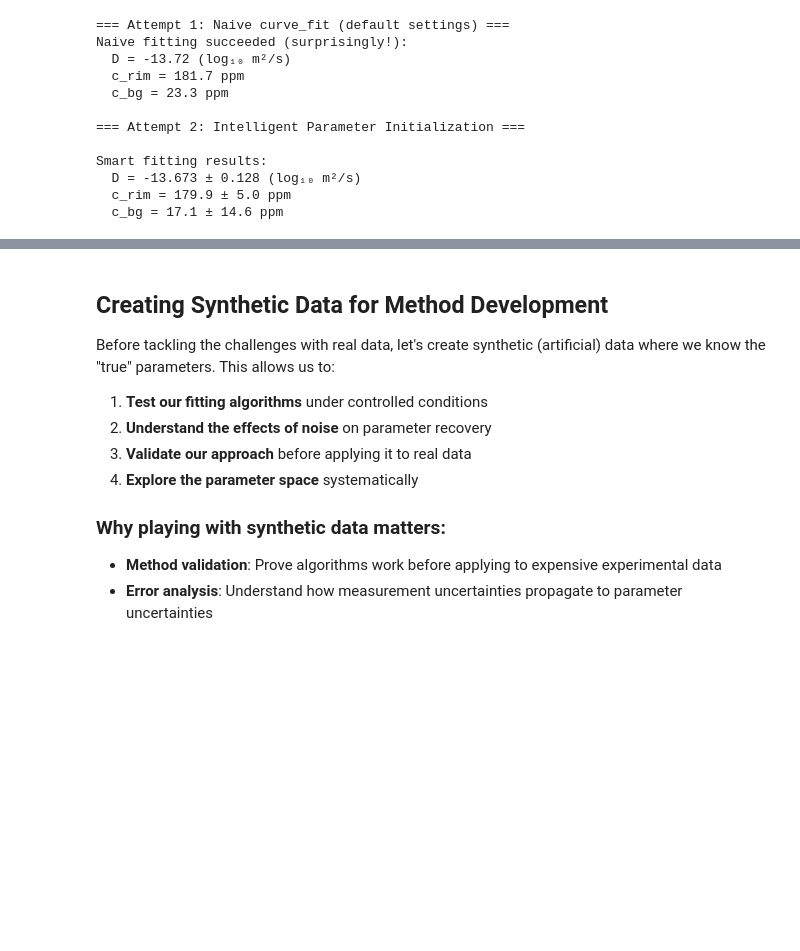
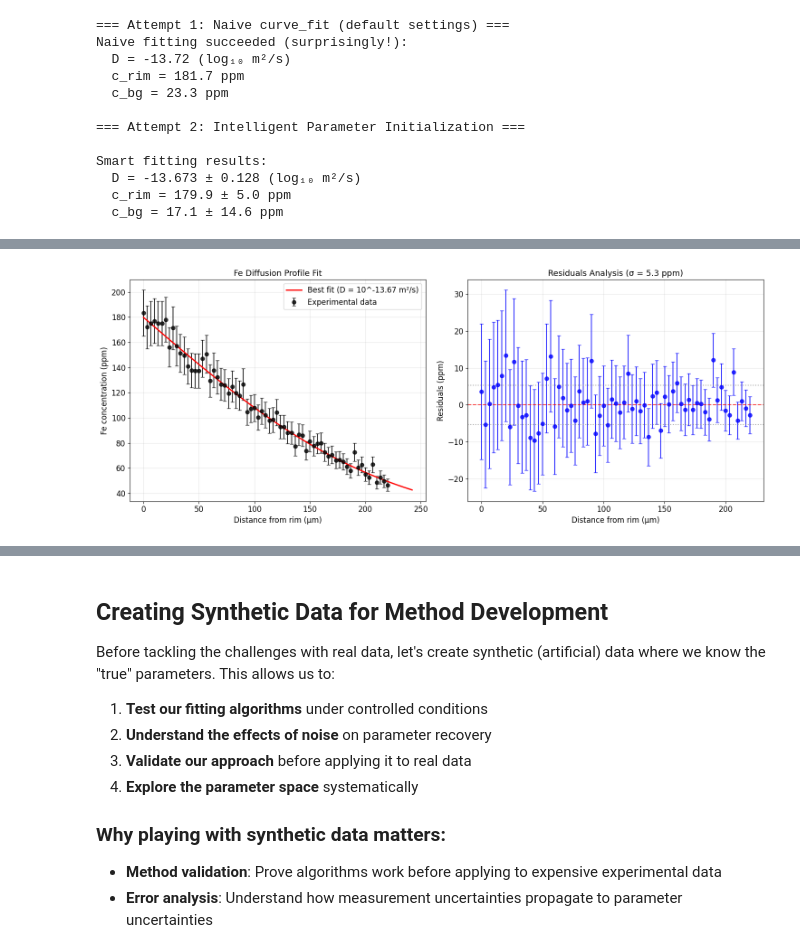
Before and after one commit to charlesll/geochem, a Jupyter notebook: content/OlivineDiffusion_1.ipynb, the cells around one changed output, grey strips where cells are left out. Cells and saved outputs as stored; diff of their text form; code cells hidden in the pictures; blank space fills up the shorter version.

```diff
--- a/content/OlivineDiffusion_1.ipynb
+++ b/content/OlivineDiffusion_1.ipynb
@@ -602,0 +564,74 @@ print(f"  Reduced χ² = {reduced_chi_squared:.2f}")
+# %%
+# =============================================================================
+# Visualization of Results
+# =============================================================================
+
+# Create detailed visualization
+fig, (ax1, ax2) = plt.subplots(1, 2, figsize=(15, 6))
+
+# Panel 1: Data and fits
+ax1.errorbar(x_AxisC, Fe_AxisC, yerr=Fe_error_AxisC,
+                fmt='o', color='black', capsize=3, capthick=1, markersize=6,
+                label="Experimental data", alpha=0.8)
+
+# Model prediction with fine spacing for smooth curve
+x_model = np.linspace(0, np.max(x_AxisC)*1.1, 200)
+y_model = forward_model_3param(x_model, *popt_smart)
+
+ax1.plot(x_model, y_model, '-', color='red', linewidth=2,
+            label=f"Best fit (D = 10^{popt_smart[0]:.2f} m²/s)")
+
+ax1.set_xlabel("Distance from rim (μm)", fontsize=12)
+ax1.set_ylabel("Fe concentration (ppm)", fontsize=12)
+ax1.set_title("Fe Diffusion Profile Fit", fontsize=13)
+ax1.grid(True, alpha=0.3)
+ax1.legend()
+
+# Panel 2: Residuals analysis
+residuals = Fe_AxisC - forward_model_3param(x_AxisC, *popt_smart)
+normalized_residuals = residuals / Fe_error_AxisC
+
+ax2.errorbar(x_AxisC, residuals, yerr=Fe_error_AxisC,
+                fmt='o', color='blue', capsize=3, capthick=1, markersize=6,
+                alpha=0.8)
+ax2.axhline(y=0, color='red', linestyle='--', alpha=0.7)
+ax2.axhline(y=np.std(residuals), color='gray', linestyle=':', alpha=0.7)
+ax2.axhline(y=-np.std(residuals), color='gray', linestyle=':', alpha=0.7)
+
+ax2.set_xlabel("Distance from rim (μm)", fontsize=12)
+ax2.set_ylabel("Residuals (ppm)", fontsize=12)
+ax2.set_title(f"Residuals Analysis (σ = {np.std(residuals):.1f} ppm)", fontsize=13)
+ax2.grid(True, alpha=0.3)
+
+plt.tight_layout()
+plt.show()
+
+# Statistical analysis
+print(f"\n=== Statistical Analysis ===")
+print(f"Residual statistics:")
+print(f"  Mean residual: {np.mean(residuals):.2f} ppm")
+print(f"  Residual std: {np.std(residuals):.2f} ppm")
+print(f"  Max absolute residual: {np.max(np.abs(residuals)):.1f} ppm")
+
+# Chi-square goodness-of-fit analysis
+# χ² measures how well residuals match expected uncertainties
+chi_squared = np.sum((residuals/Fe_error_AxisC)**2)
+degrees_of_freedom = len(Fe_AxisC) - 3  # n_points - n_parameters
+reduced_chi_squared = chi_squared / degrees_of_freedom
+
+print(f"  χ² = {chi_squared:.1f} (sum of weighted squared residuals)")
+print(f"  Degrees of freedom = {degrees_of_freedom} ({len(Fe_AxisC)} points - 3 parameters)")
+print(f"  Reduced χ² = {reduced_chi_squared:.2f}")
+
+# Interpret fit quality based on reduced chi-square
+if reduced_chi_squared < 0.5:
+    print("  ➜ χ²_ν < 0.5: Possible over-fitting or overestimated uncertainties")
+    print("    Consider if error bars are too conservative")
+elif reduced_chi_squared > 2.0:
+    print("  ➜ χ²_ν > 2.0: Poor fit quality or underestimated uncertainties")
+    print("    Model may be inadequate or errors underestimated")
+else:
+    print("  ➜ 0.5 ≤ χ²_ν ≤ 2.0: Acceptable fit quality")
+    print("    Residuals consistent with estimated uncertainties")
+# %% [output]
+[figure, added]
```
Also changed, not shown: parts of 9 cells of this notebook, 1 other file.
